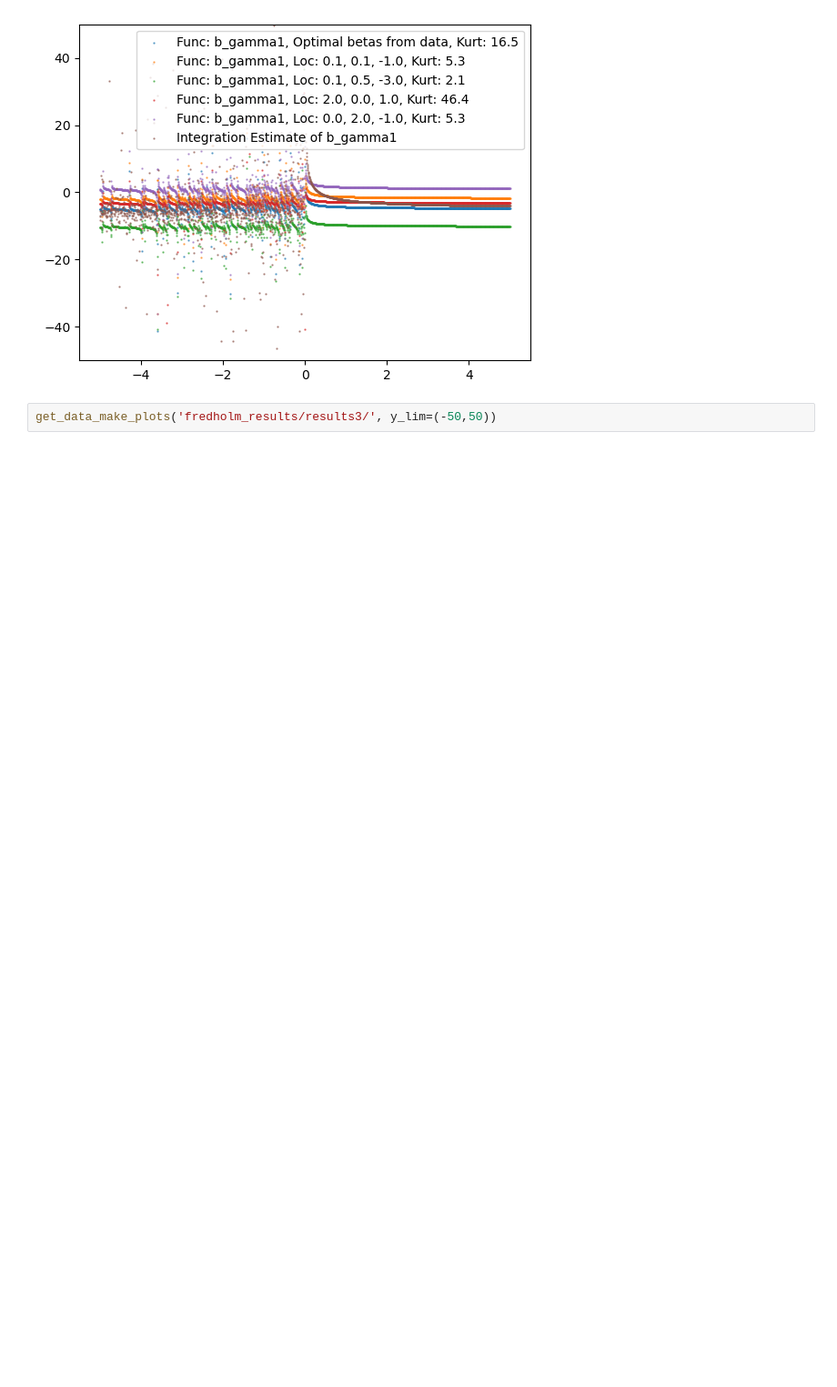
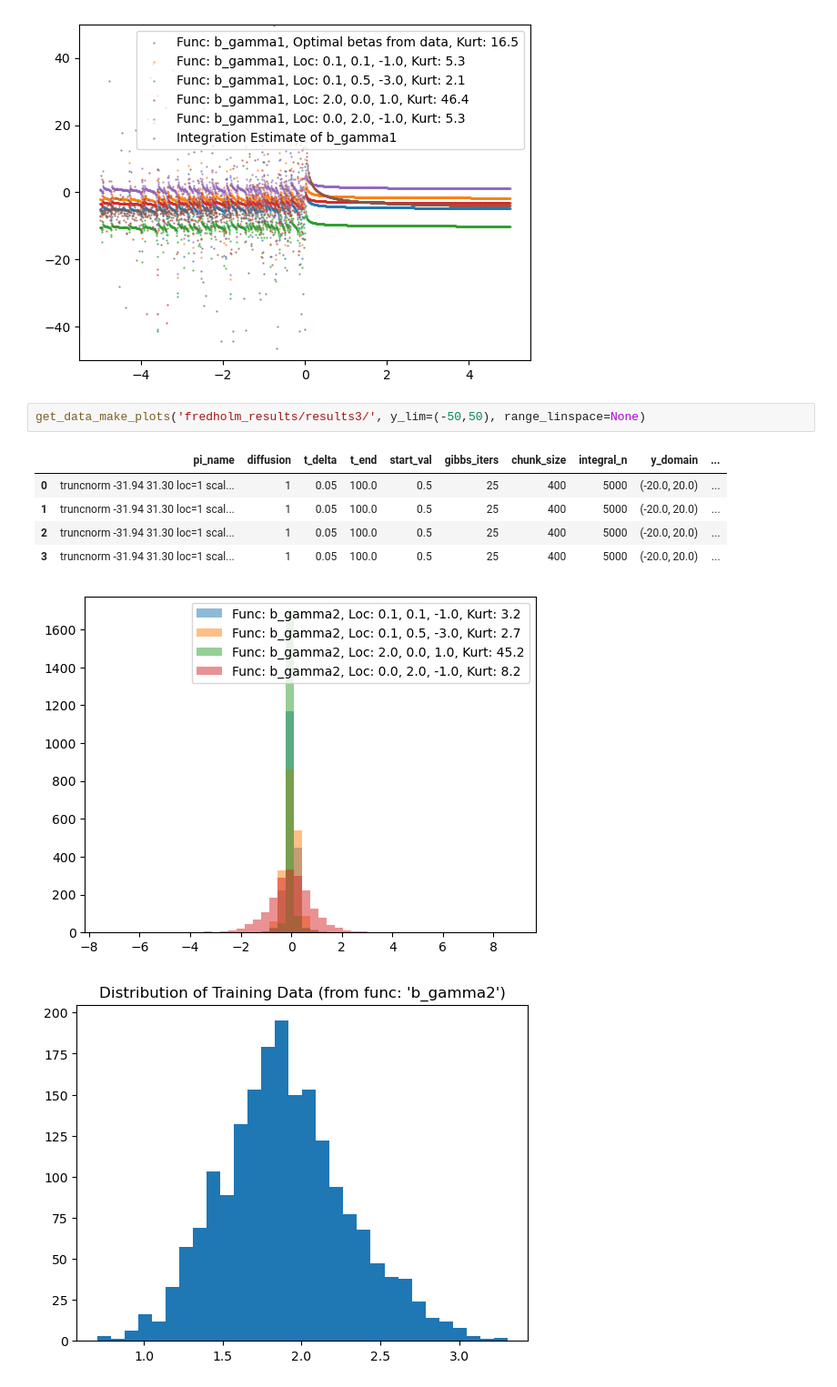
Before and after one commit to hubarruby/BayesSDEs, a Jupyter notebook: fredholm/plotting.ipynb, the cells around one changed output. Shown at 91% size. Cells and saved outputs as stored; diff of their text form; blank space fills up the shorter version.

```diff
--- a/fredholm/plotting.ipynb
+++ b/fredholm/plotting.ipynb
@@ -68,4 +77,12 @@ get_data_make_plots('fredholm_results/results2/', y_lim=(-50,50))
 [figure]
 [figure]
 # %%
-get_data_make_plots('fredholm_results/results3/', y_lim=(-50,50))
+get_data_make_plots('fredholm_results/results3/', y_lim=(-50,50), range_linspace=None)
+# %% [output]
+|  | pi_name | diffusion | t_delta | t_end | start_val | gibbs_iters | chunk_size | integral_n | y_domain | ... |
+| 0 | truncnorm -31.94 31.30 loc=1 scal... | 1 | 0.05 | 100.0 | 0.5 | 25 | 400 | 5000 | (-20.0, 20.0) | ... |
+| 1 | truncnorm -31.94 31.30 loc=1 scal... | 1 | 0.05 | 100.0 | 0.5 | 25 | 400 | 5000 | (-20.0, 20.0) | ... |
+| 2 | truncnorm -31.94 31.30 loc=1 scal... | 1 | 0.05 | 100.0 | 0.5 | 25 | 400 | 5000 | (-20.0, 20.0) | ... |
+| 3 | truncnorm -31.94 31.30 loc=1 scal... | 1 | 0.05 | 100.0 | 0.5 | 25 | 400 | 5000 | (-20.0, 20.0) | ... |
+[figure, added]
+[figure, added]
```
Also changed, not shown: parts of 29 cells of this notebook, 1 other file.
